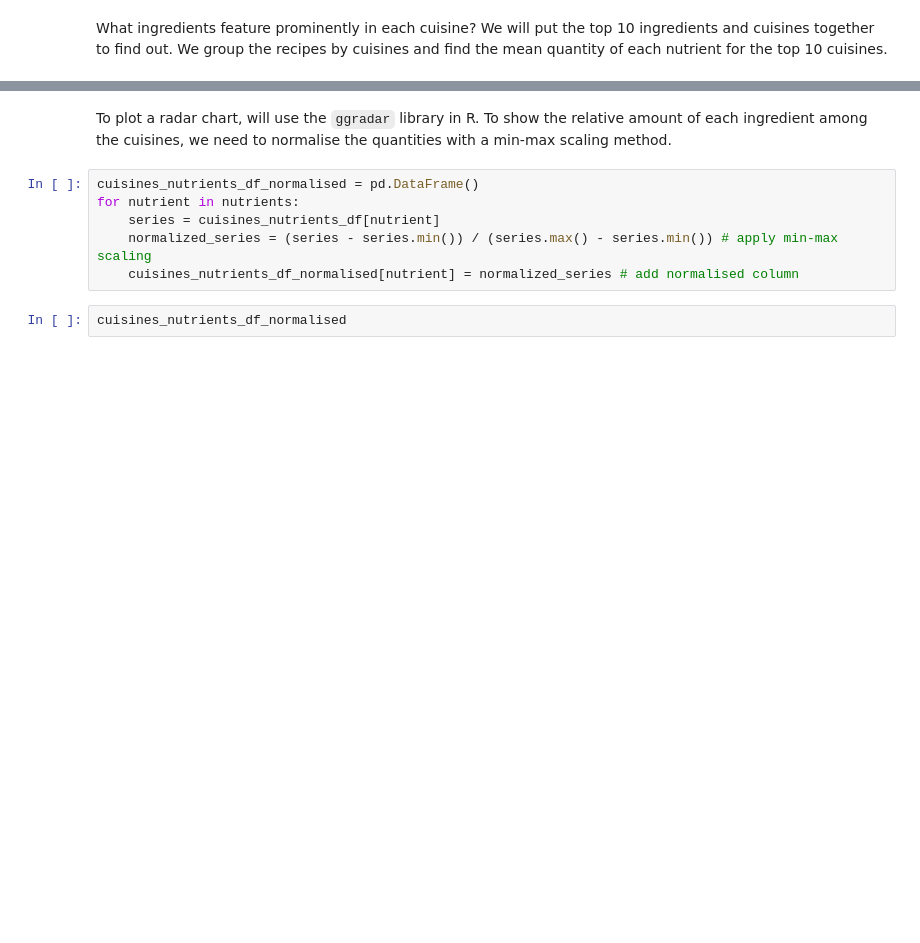
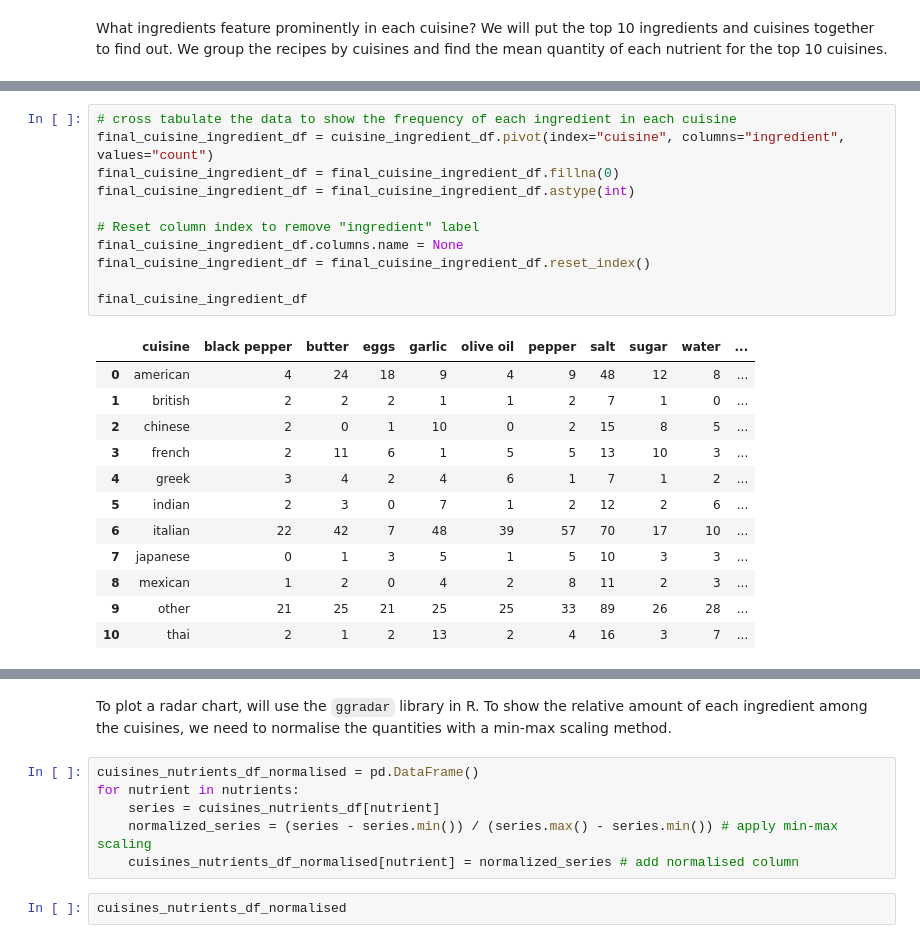
Before and after one commit to lse-ds105/ds105a-project-chadgpt, a Jupyter notebook: notebooks/06 Cuisine Analysis.ipynb, the cells around one changed output, grey strips where cells are left out. Drawn from its saved outputs; the diff is of its cells as text; blank space fills up the shorter version.

```diff
--- a/notebooks/06 Cuisine Analysis.ipynb
+++ b/notebooks/06 Cuisine Analysis.ipynb
@@ -71,0 +154,24 @@ What ingredients feature prominently in each cuisine? We will put the top 10 ing
+# %%
+# cross tabulate the data to show the frequency of each ingredient in each cuisine
+final_cuisine_ingredient_df = cuisine_ingredient_df.pivot(index="cuisine", columns="ingredient", values="count")
+final_cuisine_ingredient_df = final_cuisine_ingredient_df.fillna(0)
+final_cuisine_ingredient_df = final_cuisine_ingredient_df.astype(int)
+
+# Reset column index to remove "ingredient" label
+final_cuisine_ingredient_df.columns.name = None
+final_cuisine_ingredient_df = final_cuisine_ingredient_df.reset_index()
+
+final_cuisine_ingredient_df
+# %% [output]
+|  | cuisine | black pepper | butter | eggs | garlic | olive oil | pepper | salt | sugar | water | ... |
+| 0 | american | 4 | 24 | 18 | 9 | 4 | 9 | 48 | 12 | 8 | ... |
+| 1 | british | 2 | 2 | 2 | 1 | 1 | 2 | 7 | 1 | 0 | ... |
+| 2 | chinese | 2 | 0 | 1 | 10 | 0 | 2 | 15 | 8 | 5 | ... |
+| 3 | french | 2 | 11 | 6 | 1 | 5 | 5 | 13 | 10 | 3 | ... |
+| 4 | greek | 3 | 4 | 2 | 4 | 6 | 1 | 7 | 1 | 2 | ... |
+| 5 | indian | 2 | 3 | 0 | 7 | 1 | 2 | 12 | 2 | 6 | ... |
+| 6 | italian | 22 | 42 | 7 | 48 | 39 | 57 | 70 | 17 | 10 | ... |
+| 7 | japanese | 0 | 1 | 3 | 5 | 1 | 5 | 10 | 3 | 3 | ... |
+| 8 | mexican | 1 | 2 | 0 | 4 | 2 | 8 | 11 | 2 | 3 | ... |
+| 9 | other | 21 | 25 | 21 | 25 | 25 | 33 | 89 | 26 | 28 | ... |
+| 10 | thai | 2 | 1 | 2 | 13 | 2 | 4 | 16 | 3 | 7 | ... |
```
Also changed, not shown: parts of 10 cells of this notebook, 1 other file.
